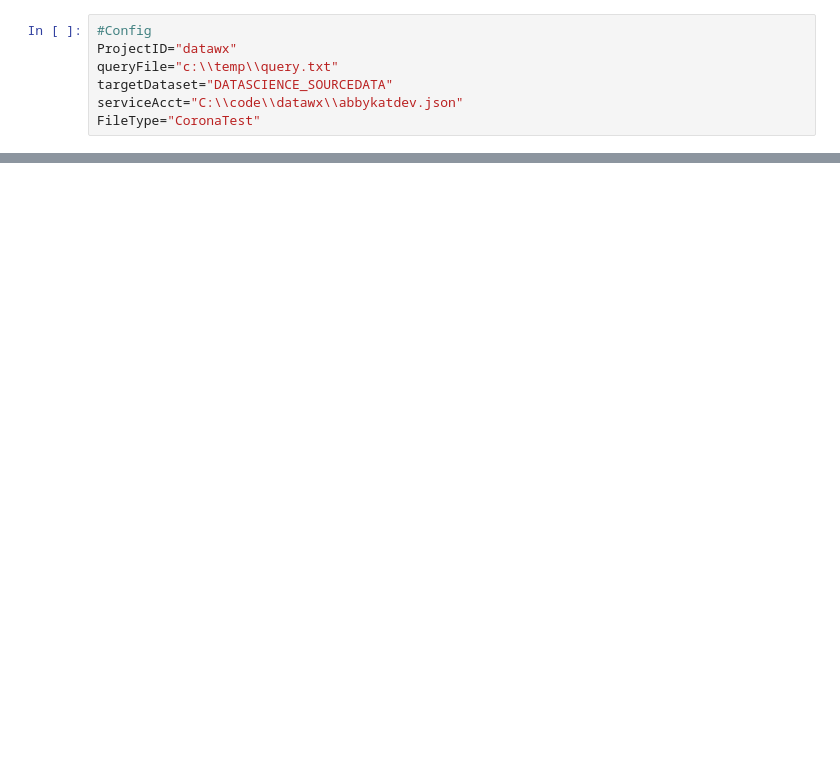
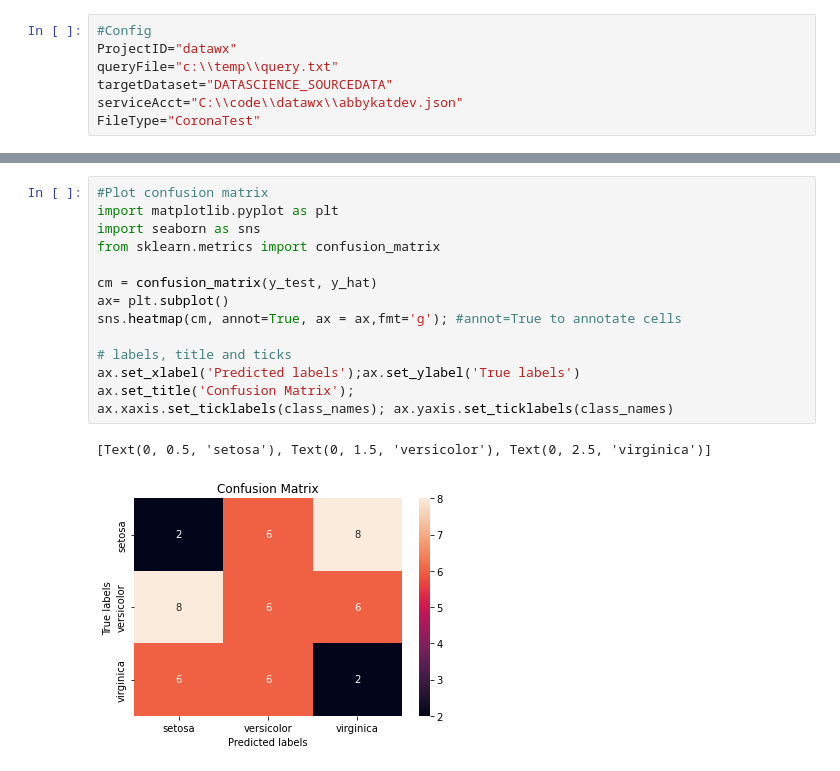
Before and after one commit to AbbyKatt/mycode, a Jupyter notebook: HSBC_Plugin.ipynb, the cells around one changed output, grey strips where cells are left out. Drawn from its saved outputs; the diff is of its cells as text; blank space fills up the shorter version.

Commit message:
Got SKLearn simple example working with plots

```diff
--- a/HSBC_Plugin.ipynb
+++ b/HSBC_Plugin.ipynb
@@ -195,0 +136,17 @@ plt.show()
+# %%
+#Plot confusion matrix
+import matplotlib.pyplot as plt
+import seaborn as sns
+from sklearn.metrics import confusion_matrix
+
+cm = confusion_matrix(y_test, y_hat)
+ax= plt.subplot()
+sns.heatmap(cm, annot=True, ax = ax,fmt='g'); #annot=True to annotate cells
+
+# labels, title and ticks
+ax.set_xlabel('Predicted labels');ax.set_ylabel('True labels')
+ax.set_title('Confusion Matrix');
+ax.xaxis.set_ticklabels(class_names); ax.yaxis.set_ticklabels(class_names)
+# %% [output]
+[Text(0, 0.5, 'setosa'), Text(0, 1.5, 'versicolor'), Text(0, 2.5, 'virginica')]
+[figure, added]
```
Also changed, not shown: parts of 7 cells of this notebook.
